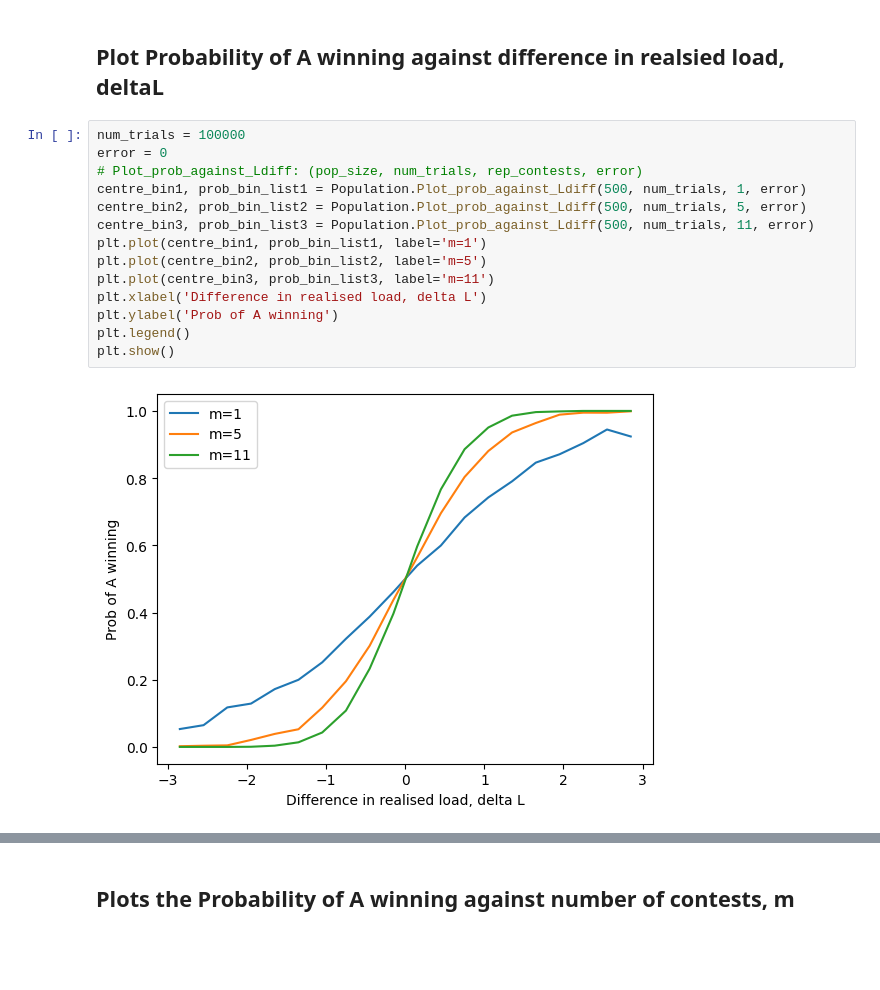
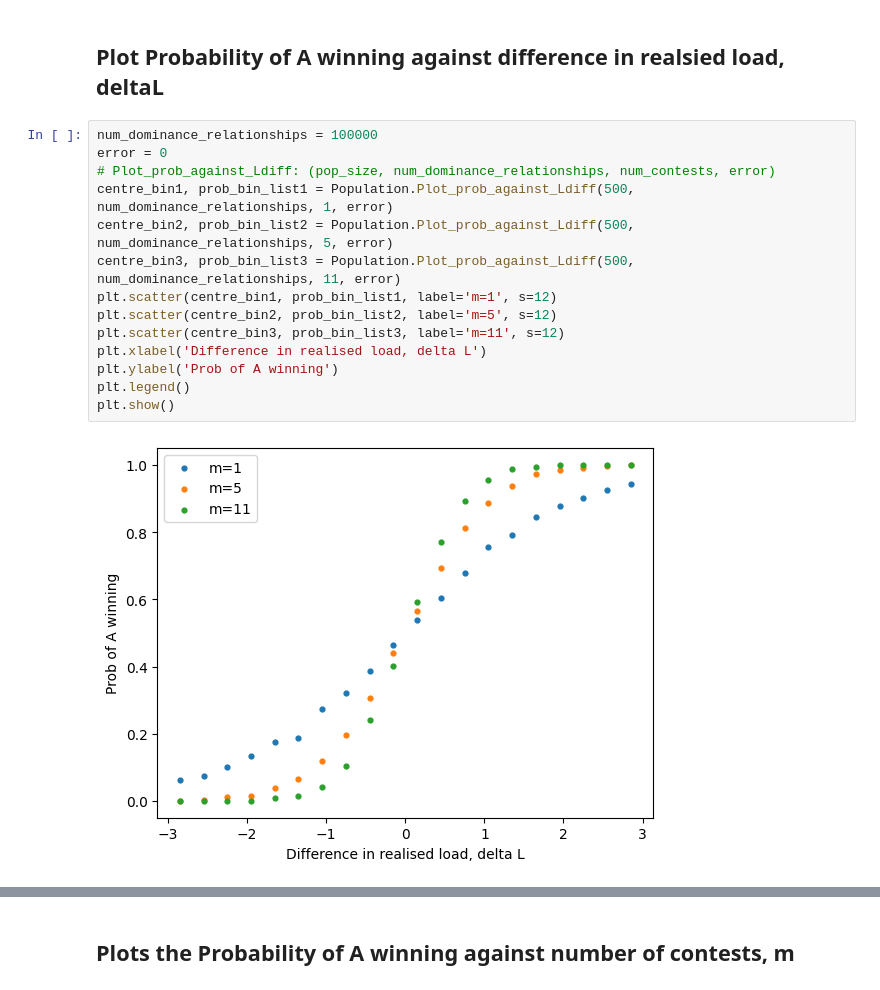
Before and after one commit to OrangeJack-et/multi_contest_sim, a Jupyter notebook: Experiments.ipynb, the cells around one changed output, grey strips where cells are left out. Cells and saved outputs as stored; diff of their text form; blank space fills up the shorter version.

```diff
--- a/Experiments.ipynb
+++ b/Experiments.ipynb
@@ -6,19 +6,19 @@ import matplotlib.pyplot as plt
 # %% [markdown]
 ## Plot Probability of A winning against difference in realsied load, deltaL
 # %%
-num_trials = 100000
+num_dominance_relationships = 100000
 error = 0
-# Plot_prob_against_Ldiff: (pop_size, num_trials, rep_contests, error)
-centre_bin1, prob_bin_list1 = Population.Plot_prob_against_Ldiff(500, num_trials, 1, error)
-centre_bin2, prob_bin_list2 = Population.Plot_prob_against_Ldiff(500, num_trials, 5, error)
-centre_bin3, prob_bin_list3 = Population.Plot_prob_against_Ldiff(500, num_trials, 11, error)
-plt.plot(centre_bin1, prob_bin_list1, label='m=1')
-plt.plot(centre_bin2, prob_bin_list2, label='m=5')
-plt.plot(centre_bin3, prob_bin_list3, label='m=11')
+# Plot_prob_against_Ldiff: (pop_size, num_dominance_relationships, num_contests, error)
+centre_bin1, prob_bin_list1 = Population.Plot_prob_against_Ldiff(500, num_dominance_relationships, 1, error)
+centre_bin2, prob_bin_list2 = Population.Plot_prob_against_Ldiff(500, num_dominance_relationships, 5, error)
+centre_bin3, prob_bin_list3 = Population.Plot_prob_against_Ldiff(500, num_dominance_relationships, 11, error)
+plt.scatter(centre_bin1, prob_bin_list1, label='m=1', s=12)
+plt.scatter(centre_bin2, prob_bin_list2, label='m=5', s=12)
+plt.scatter(centre_bin3, prob_bin_list3, label='m=11', s=12)
 plt.xlabel('Difference in realised load, delta L')
 plt.ylabel('Prob of A winning')
 plt.legend()
 plt.show()
 # %% [output]
-[figure, old version]
+[figure, new version]
 # %%
```
Also changed, not shown: parts of 10 cells of this notebook, 1 other file.
